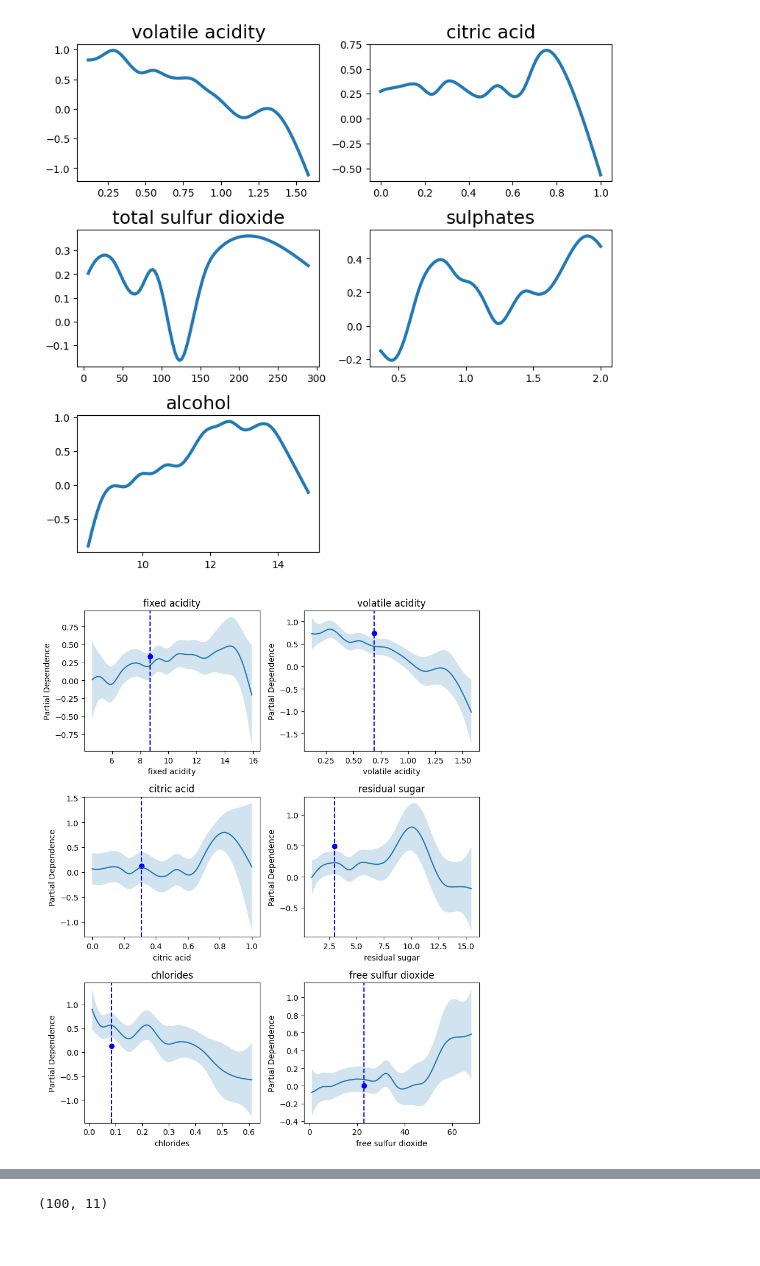
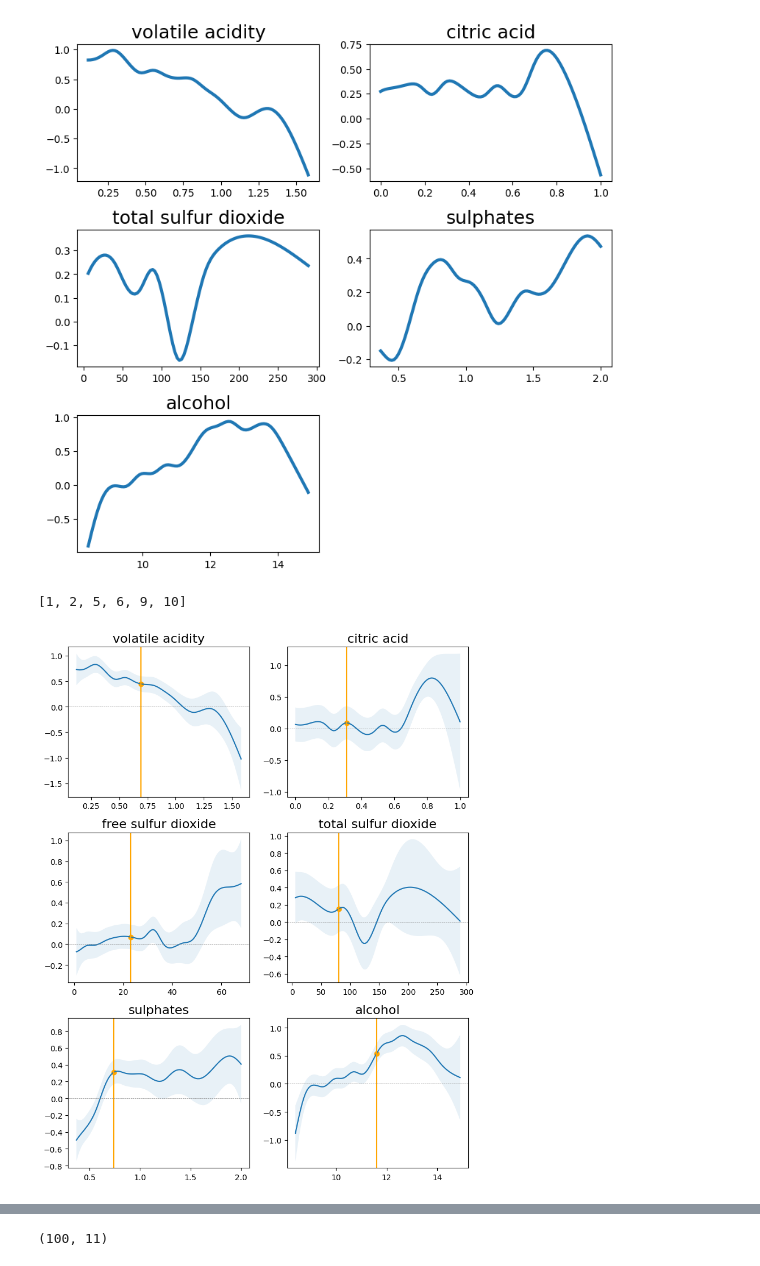
Before and after one commit to Yvonnefanf/ChartCaption, a Jupyter notebook: Data/XAI_outputs/WineQuality/GAM.ipynb, the cells around one changed output, grey strips where cells are left out. Drawn from its saved outputs; the diff is of its cells as text; code cells hidden in the pictures.

```diff
--- a/Data/XAI_outputs/WineQuality/GAM.ipynb
+++ b/Data/XAI_outputs/WineQuality/GAM.ipynb
@@ -52,42 +52,52 @@ instance = X_train.iloc[instance_idx]
 predicted_value = gam.predict(instance.values.reshape(1, -1))[0]
 
 # 指定要展示的特征
-selected_features = ['sulphates', 'alcohol', 'total sulfur dioxide', 'volatile acidity', 'citric acid','free sulfur dioxide']
+selected_features = [ 'volatile acidity', 'citric acid','free sulfur dioxide','total sulfur dioxide','sulphates', 'alcohol']
 selected_feature_indices = [X.columns.get_loc(feature) for feature in selected_features]
 
 # 计算每个特征的贡献
 contributions = np.array([gam.partial_dependence(term=i, X=instance.values.reshape(1, -1)) for i in selected_feature_indices])
+# %%
+selected_feature_indices
+# %% [output]
+[1, 2, 5, 6, 9, 10]
 # %%
 import matplotlib.pyplot as plt
 import numpy as np
 # gam = LinearGAM( s(1) + s(2)  + s(6) + s(9) + s(10)).fit(X_train, y_train)
 # Train a GAM model
 prediction = model.predict(X_train)
 
 gam = LinearGAM(s(0) + s(1) + s(2) + s(3) + s(4) + s(5) + s(6) + s(7) + s(8) + s(9) + s(10)).fit(X_train, prediction)
 
 def plot_gam_contributions(gam, instance, contributions,selected_features, selected_feature_indices):
     fig, axes = plt.subplots(nrows=3, ncols=2, figsize=(8, 10))
     axes = axes.flatten()
 
-    for i, (feature, feature_idx) in enumerate(zip(selected_features, selected_feature_indices)):
-        ax = axes[i]
+    for idx, (feature, feature_idx) in enumerate(zip(selected_features, selected_feature_indices)):
+        i=feature_idx
+        ax = axes[idx]
         XX = gam.generate_X_grid(term=i)
-        pdep, confi = gam.partial_dependence(term=i, width=0.95)
+        pdep, confi = gam.partial_dependence(term=i, width=0.9)
+
+
+
         ax.plot(XX[:, i], pdep)
-        ax.fill_between(XX[:, i], confi[:, 0], confi[:, 1], alpha=0.2)
+        ax.fill_between(XX[:, i], confi[:, 0], confi[:, 1], alpha=0.1)
 
         # Highlight the instance's specific value on the shape function
-        ax.axvline(instance[i], color='blue', linestyle='--')
-        ax.scatter(instance[i], contributions[i], color='blue')
+        # 高亮实例的特定值在形状函数图上的位置
+        color = 'orange' if contributions[idx] >= 0 else 'green'
+        ax.axvline(instance[i], color=color, linestyle='-')
+        ax.scatter(instance[i], contributions[idx], color=color)
+        ax.axhline(y=0, color='grey', linestyle='--',linewidth=0.5)
 
-        ax.set_title(f'{X_train.columns[i]}')
-        ax.set_xlabel(X_train.columns[i])
+        ax.set_title(f'{feature}',fontsize=16)
 
     plt.tight_layout()
     plt.show()
 
 # Plot the contributions
 plot_gam_contributions(gam, instance, contributions,selected_features, selected_feature_indices)
 # %% [output]
-[figure, old version]
+[figure, new version]
```
Also changed, not shown: parts of 1 cell of this notebook, 5 other files.
